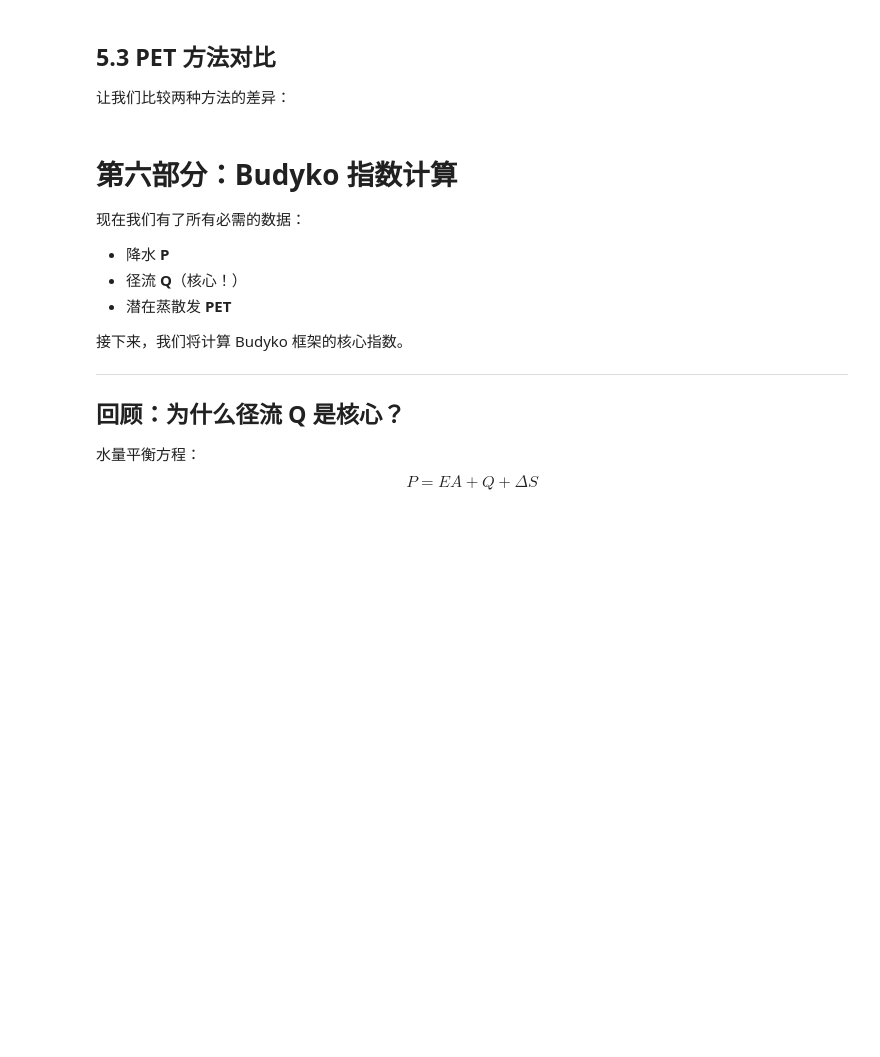
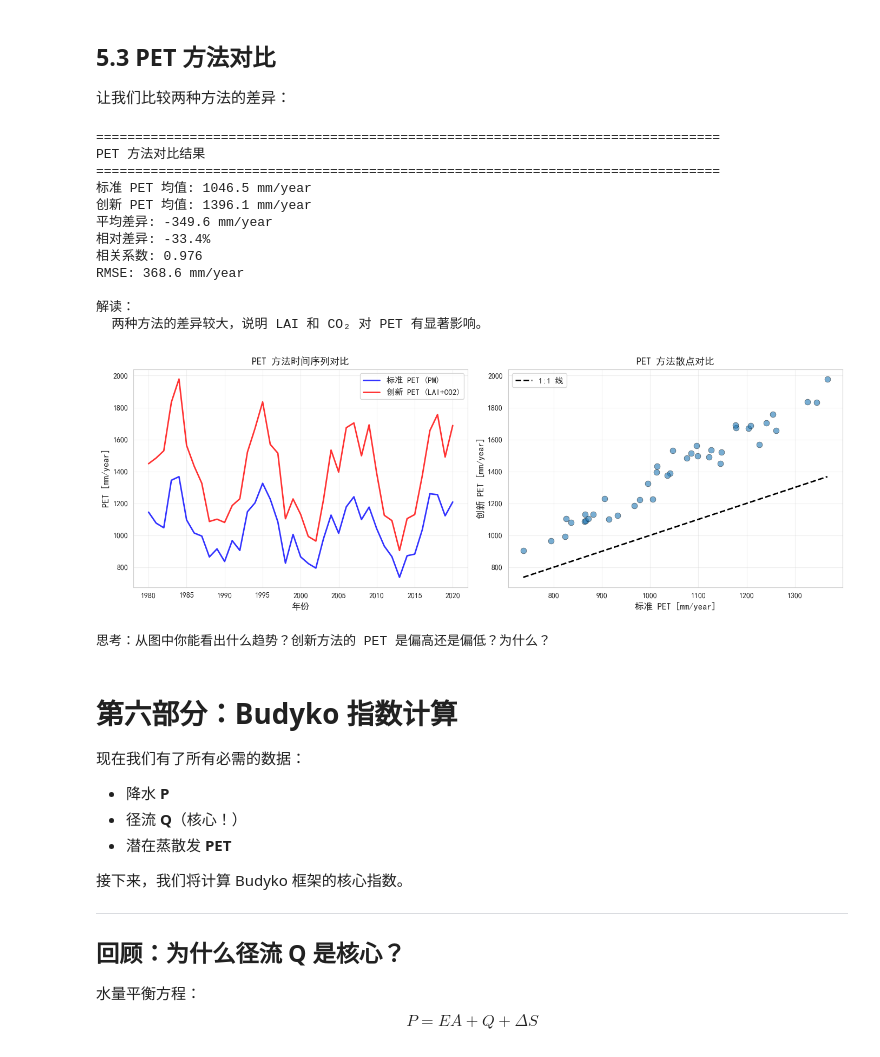
Before and after one commit to licm13/Budyko-Analysis, a Jupyter notebook: notebooks/01_Budyko分析教程_大一新生版.ipynb, the cells around one changed output. Cells and saved outputs as stored; diff of their text form; code cells hidden in the pictures; blank space fills up the shorter version.

```diff
--- a/notebooks/01_Budyko分析教程_大一新生版.ipynb
+++ b/notebooks/01_Budyko分析教程_大一新生版.ipynb
@@ -112,10 +112,16 @@ from pathlib import Path
 # 可视化库
 import matplotlib.pyplot as plt
 import seaborn as sns
+import matplotlib as mpl
 
 # 设置中文字体（确保图表中的中文能正常显示）
-plt.rcParams['font.sans-serif'] = ['SimHei', 'Microsoft YaHei', 'DejaVu Sans']
+# 使用多个字体作为备选，并设置 matplotlib 使用更好的字体回退机制
+plt.rcParams['font.sans-serif'] = ['Microsoft YaHei', 'SimHei', 'Arial Unicode MS', 'DejaVu Sans']
 plt.rcParams['axes.unicode_minus'] = False  # 解决负号显示问题
+
+# 对于特殊符号（如下标），使用 mathtext
+mpl.rcParams['mathtext.fontset'] = 'stix'  # 使用 STIX 字体集支持数学符号
+mpl.rcParams['font.family'] = 'sans-serif'
 
 # 设置图表风格
 sns.set_style("whitegrid")
@@ -443,34 +502,49 @@ if abs(comparison['mean_diff']) > 50:
     print("  两种方法的差异较大，说明 LAI 和 CO₂ 对 PET 有显著影响。")
 else:
     print("  两种方法的差异较小，但仍存在系统性偏差。")
 
 # 可视化对比
 fig, axes = plt.subplots(1, 2, figsize=(14, 5))
 
 # 左图：时间序列对比
 axes[0].plot(data['year'], data['PET_standard'], 'b-', linewidth=2, label='标准 PET (PM)', alpha=0.8)
-axes[0].plot(data['year'], data['PET_innovation'], 'r-', linewidth=2, label='创新 PET (LAI+CO₂)', alpha=0.8)
+axes[0].plot(data['year'], data['PET_innovation'], 'r-', linewidth=2, label='创新 PET (LAI+CO2)', alpha=0.8)
 axes[0].set_xlabel('年份', fontsize=12)
 axes[0].set_ylabel('PET [mm/year]', fontsize=12)
 axes[0].set_title('PET 方法时间序列对比', fontsize=13, fontweight='bold')
 axes[0].legend(fontsize=11)
 axes[0].grid(alpha=0.3)
 
 # 右图：散点图
 axes[1].scatter(data['PET_standard'], data['PET_innovation'], alpha=0.6, s=60, edgecolor='black', linewidth=0.5)
 axes[1].plot([data['PET_standard'].min(), data['PET_standard'].max()],
              [data['PET_standard'].min(), data['PET_standard'].max()],
              'k--', linewidth=2, label='1:1 线')
 axes[1].set_xlabel('标准 PET [mm/year]', fontsize=12)
 axes[1].set_ylabel('创新 PET [mm/year]', fontsize=12)
 axes[1].set_title('PET 方法散点对比', fontsize=13, fontweight='bold')
 axes[1].legend(fontsize=11)
 axes[1].grid(alpha=0.3)
 
 plt.tight_layout()
 plt.show()
 
 print("\n思考：从图中你能看出什么趋势？创新方法的 PET 是偏高还是偏低？为什么？")
+# %% [output]
+================================================================================
+PET 方法对比结果
+================================================================================
+标准 PET 均值: 1046.5 mm/year
+创新 PET 均值: 1396.1 mm/year
+平均差异: -349.6 mm/year
+相对差异: -33.4%
+相关系数: 0.976
+RMSE: 368.6 mm/year
+
+解读：
+  两种方法的差异较大，说明 LAI 和 CO₂ 对 PET 有显著影响。
+[figure, added]
+思考：从图中你能看出什么趋势？创新方法的 PET 是偏高还是偏低？为什么？
 # %% [markdown]
 # 第六部分：Budyko 指数计算
 
```
Also changed, not shown: parts of 19 cells of this notebook, 9 other files.
